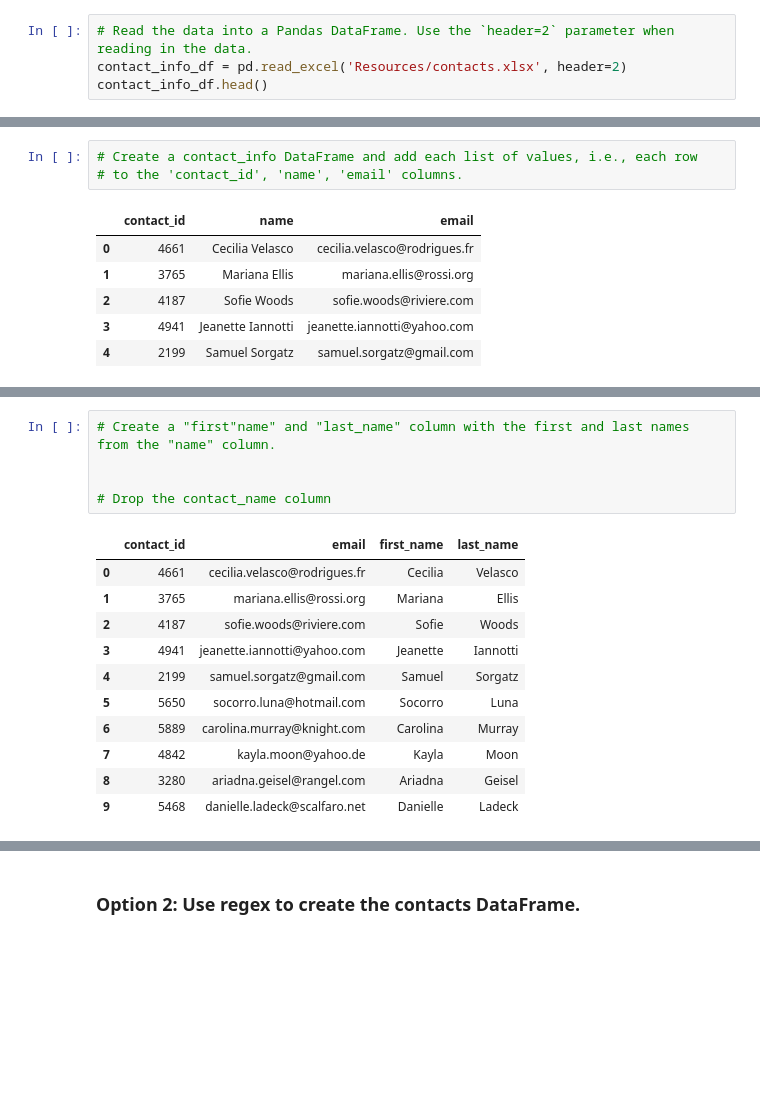
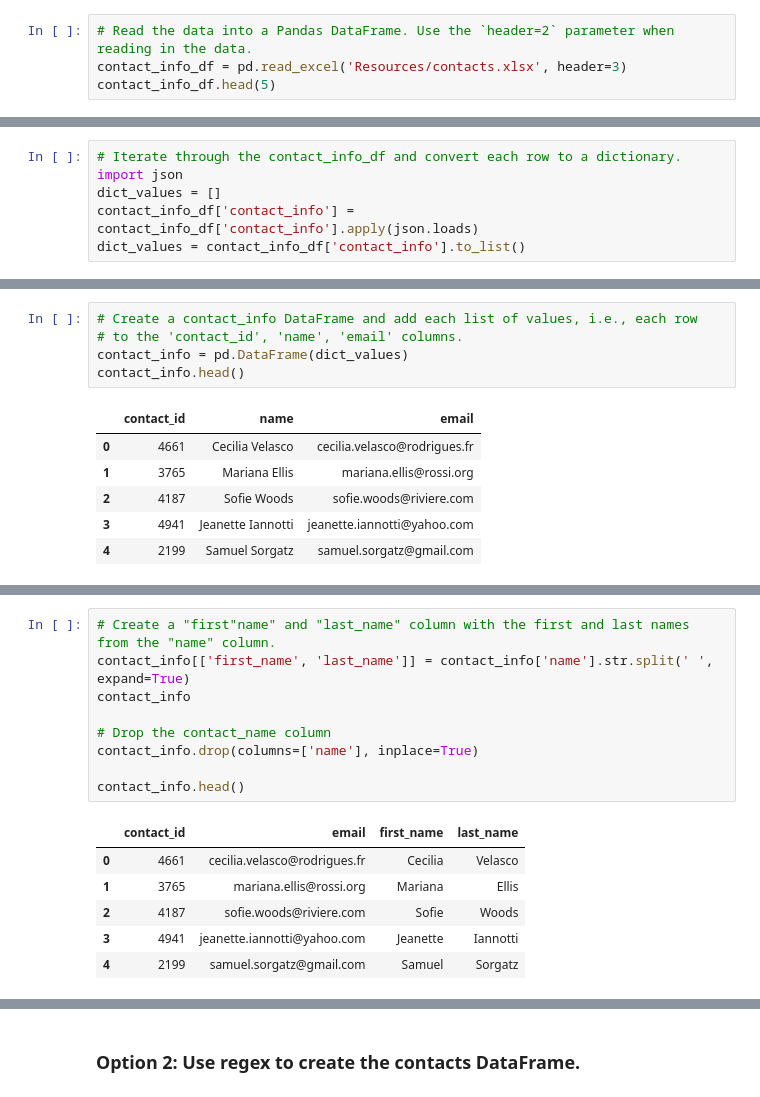
Before and after one commit to AVI-1213/Crowdfunding_ETL, a Jupyter notebook: Starter_Files/ETL_Mini_Project_SSwain_AVI.ipynb, the cells around one changed output, grey strips where cells are left out. Saved outputs shown, nothing was run; the diff lists cells and outputs as text; blank space fills up the shorter version.

Commit message:
added code for Creating the Contacts DataFrame

```diff
--- a/Starter_Files/ETL_Mini_Project_SSwain_AVI.ipynb
+++ b/Starter_Files/ETL_Mini_Project_SSwain_AVI.ipynb
@@ -332,8 +332,8 @@ merged_df2.to_csv("Resources/campaign.csv", index=False)
 ### Extract the contacts.xlsx Data.
 # %%
 # Read the data into a Pandas DataFrame. Use the `header=2` parameter when reading in the data.
-contact_info_df = pd.read_excel('Resources/contacts.xlsx', header=2)
-contact_info_df.head()
+contact_info_df = pd.read_excel('Resources/contacts.xlsx', header=3)
+contact_info_df.head(5)
 # %% [output]
 |  | contact_info |
 | 0 | {"contact_id": 4661, "name": "Cec... |
@@ -353,3 +353,9 @@ contact_info_df.head()
 Then export the DataFrame as a `contacts.csv` CSV file.
 # %% [markdown]
 ### Option 1: Use Pandas to create the contacts DataFrame.
+# %%
+# Iterate through the contact_info_df and convert each row to a dictionary.
+import json
+dict_values = []
+contact_info_df['contact_info'] = contact_info_df['contact_info'].apply(json.loads)
+dict_values = contact_info_df['contact_info'].to_list()
@@ -366,6 +389,8 @@ print(dict_values)
 # %%
 # Create a contact_info DataFrame and add each list of values, i.e., each row
 # to the 'contact_id', 'name', 'email' columns.
+contact_info = pd.DataFrame(dict_values)
+contact_info.head()
 # %% [output]
 |  | contact_id | name | email |
 | 0 | 4661 | Cecilia Velasco | cecilia.velasco@rodrigues.fr |
@@ -388,18 +414,17 @@ dtypes: int64(1), object(2)
 memory usage: 23.6+ KB
 # %%
 # Create a "first"name" and "last_name" column with the first and last names from the "name" column.
-
+contact_info[['first_name', 'last_name']] = contact_info['name'].str.split(' ', expand=True)
+contact_info
 
 # Drop the contact_name column
+contact_info.drop(columns=['name'], inplace=True)
+
+contact_info.head()
 # %% [output]
 |  | contact_id | email | first_name | last_name |
 | 0 | 4661 | cecilia.velasco@rodrigues.fr | Cecilia | Velasco |
 | 1 | 3765 | mariana.ellis@rossi.org | Mariana | Ellis |
 | 2 | 4187 | sofie.woods@riviere.com | Sofie | Woods |
 | 3 | 4941 | jeanette.iannotti@yahoo.com | Jeanette | Iannotti |
 | 4 | 2199 | samuel.sorgatz@gmail.com | Samuel | Sorgatz |
-| 5 | 5650 | socorro.luna@hotmail.com | Socorro | Luna |
-| 6 | 5889 | carolina.murray@knight.com | Carolina | Murray |
-| 7 | 4842 | kayla.moon@yahoo.de | Kayla | Moon |
-| 8 | 3280 | ariadna.geisel@rangel.com | Ariadna | Geisel |
-| 9 | 5468 | danielle.ladeck@scalfaro.net | Danielle | Ladeck |
```
Also changed, not shown: parts of 10 cells of this notebook, 1 other file.
